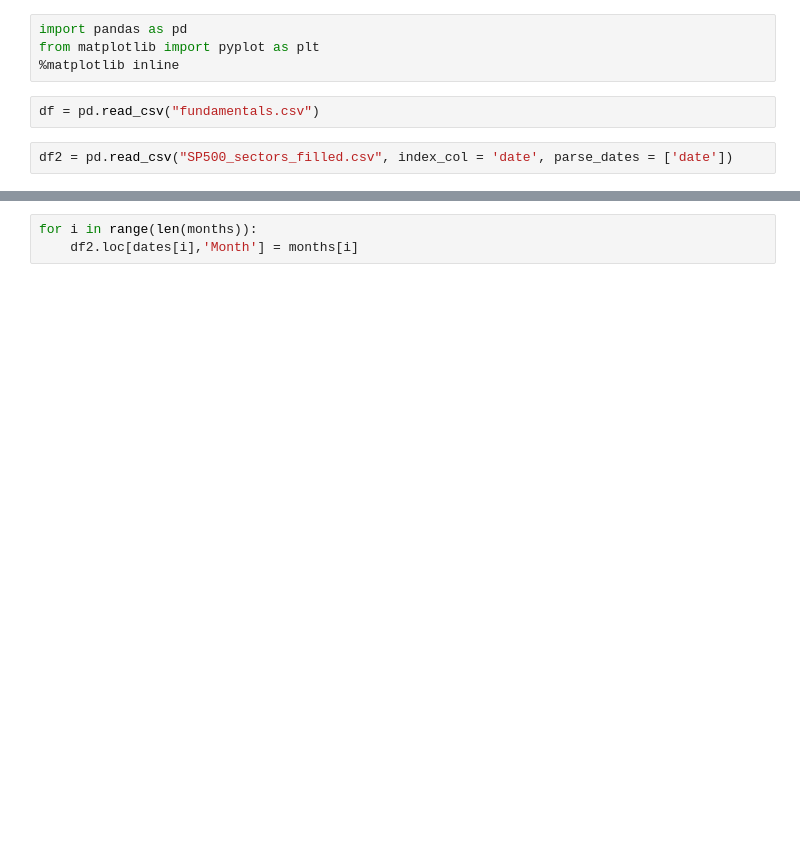
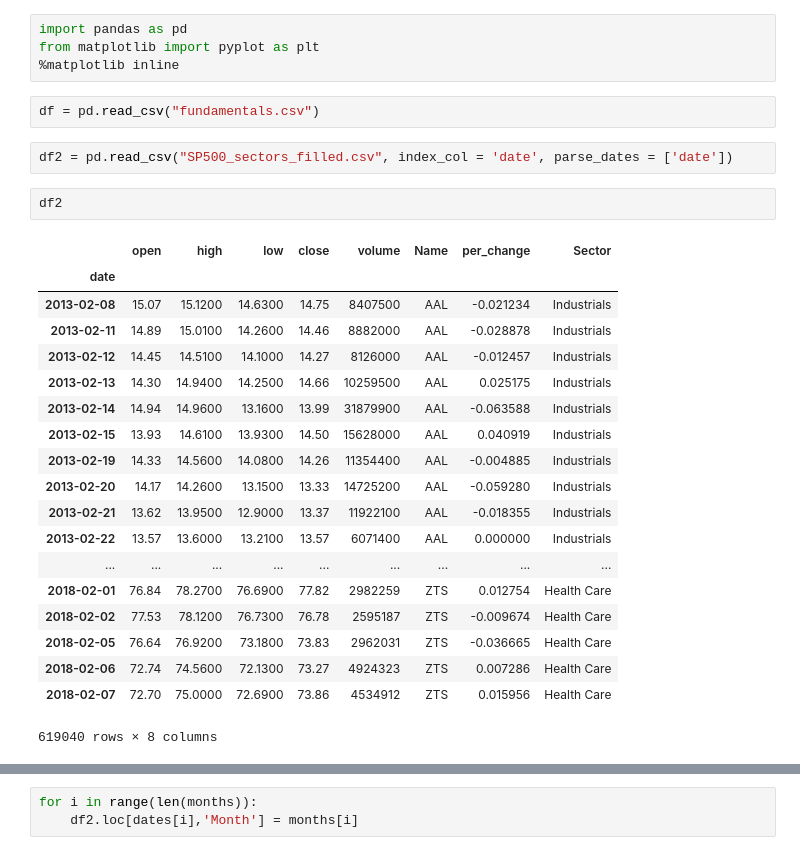
Before and after one commit to Aaivazi000/fintech-master, a Jupyter notebook: Marin Workspace/marin_5.2.ipynb, the cells around one changed output, grey strips where cells are left out. Cells and saved outputs as stored; diff of their text form; blank space fills up the shorter version.

```diff
--- a/Marin Workspace/marin_5.2.ipynb
+++ b/Marin Workspace/marin_5.2.ipynb
@@ -6,4 +6,26 @@ from matplotlib import pyplot as plt
 df = pd.read_csv("fundamentals.csv")
 # %%
 df2 = pd.read_csv("SP500_sectors_filled.csv", index_col = 'date', parse_dates = ['date'])
+# %%
+df2
+# %% [output]
+|  | open | high | low | close | volume | Name | per_change | Sector |
+| date |  |  |  |  |  |  |  |  |
+| 2013-02-08 | 15.07 | 15.1200 | 14.6300 | 14.75 | 8407500 | AAL | -0.021234 | Industrials |
+| 2013-02-11 | 14.89 | 15.0100 | 14.2600 | 14.46 | 8882000 | AAL | -0.028878 | Industrials |
+| 2013-02-12 | 14.45 | 14.5100 | 14.1000 | 14.27 | 8126000 | AAL | -0.012457 | Industrials |
+| 2013-02-13 | 14.30 | 14.9400 | 14.2500 | 14.66 | 10259500 | AAL | 0.025175 | Industrials |
+| 2013-02-14 | 14.94 | 14.9600 | 13.1600 | 13.99 | 31879900 | AAL | -0.063588 | Industrials |
+| 2013-02-15 | 13.93 | 14.6100 | 13.9300 | 14.50 | 15628000 | AAL | 0.040919 | Industrials |
+| 2013-02-19 | 14.33 | 14.5600 | 14.0800 | 14.26 | 11354400 | AAL | -0.004885 | Industrials |
+| 2013-02-20 | 14.17 | 14.2600 | 13.1500 | 13.33 | 14725200 | AAL | -0.059280 | Industrials |
+| 2013-02-21 | 13.62 | 13.9500 | 12.9000 | 13.37 | 11922100 | AAL | -0.018355 | Industrials |
+| 2013-02-22 | 13.57 | 13.6000 | 13.2100 | 13.57 | 6071400 | AAL | 0.000000 | Industrials |
+| ... | ... | ... | ... | ... | ... | ... | ... | ... |
+| 2018-02-01 | 76.84 | 78.2700 | 76.6900 | 77.82 | 2982259 | ZTS | 0.012754 | Health Care |
+| 2018-02-02 | 77.53 | 78.1200 | 76.7300 | 76.78 | 2595187 | ZTS | -0.009674 | Health Care |
+| 2018-02-05 | 76.64 | 76.9200 | 73.1800 | 73.83 | 2962031 | ZTS | -0.036665 | Health Care |
+| 2018-02-06 | 72.74 | 74.5600 | 72.1300 | 73.27 | 4924323 | ZTS | 0.007286 | Health Care |
+| 2018-02-07 | 72.70 | 75.0000 | 72.6900 | 73.86 | 4534912 | ZTS | 0.015956 | Health Care |
+619040 rows × 8 columns
 # %%
```
Also changed, not shown: parts of 7 cells of this notebook.
